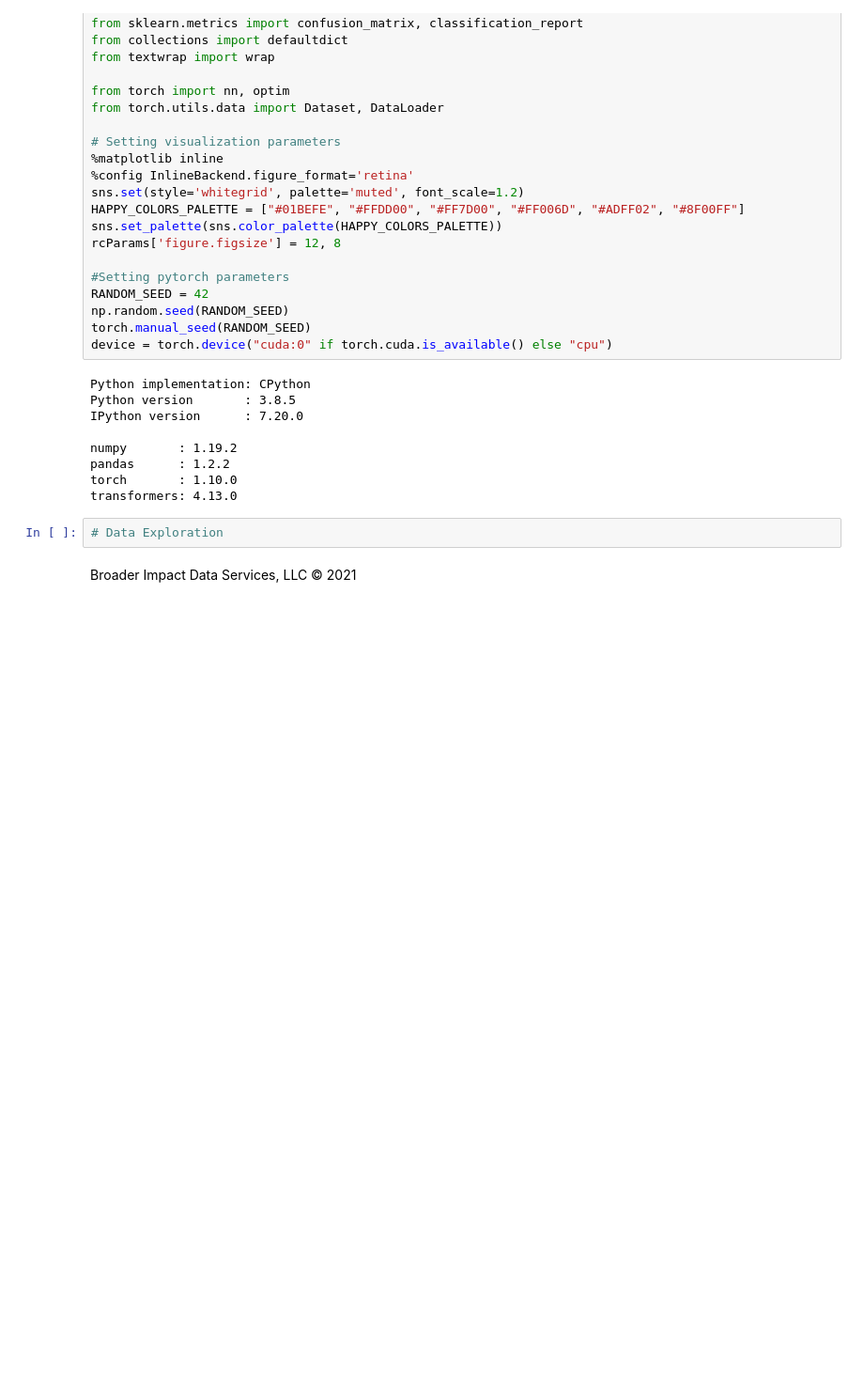
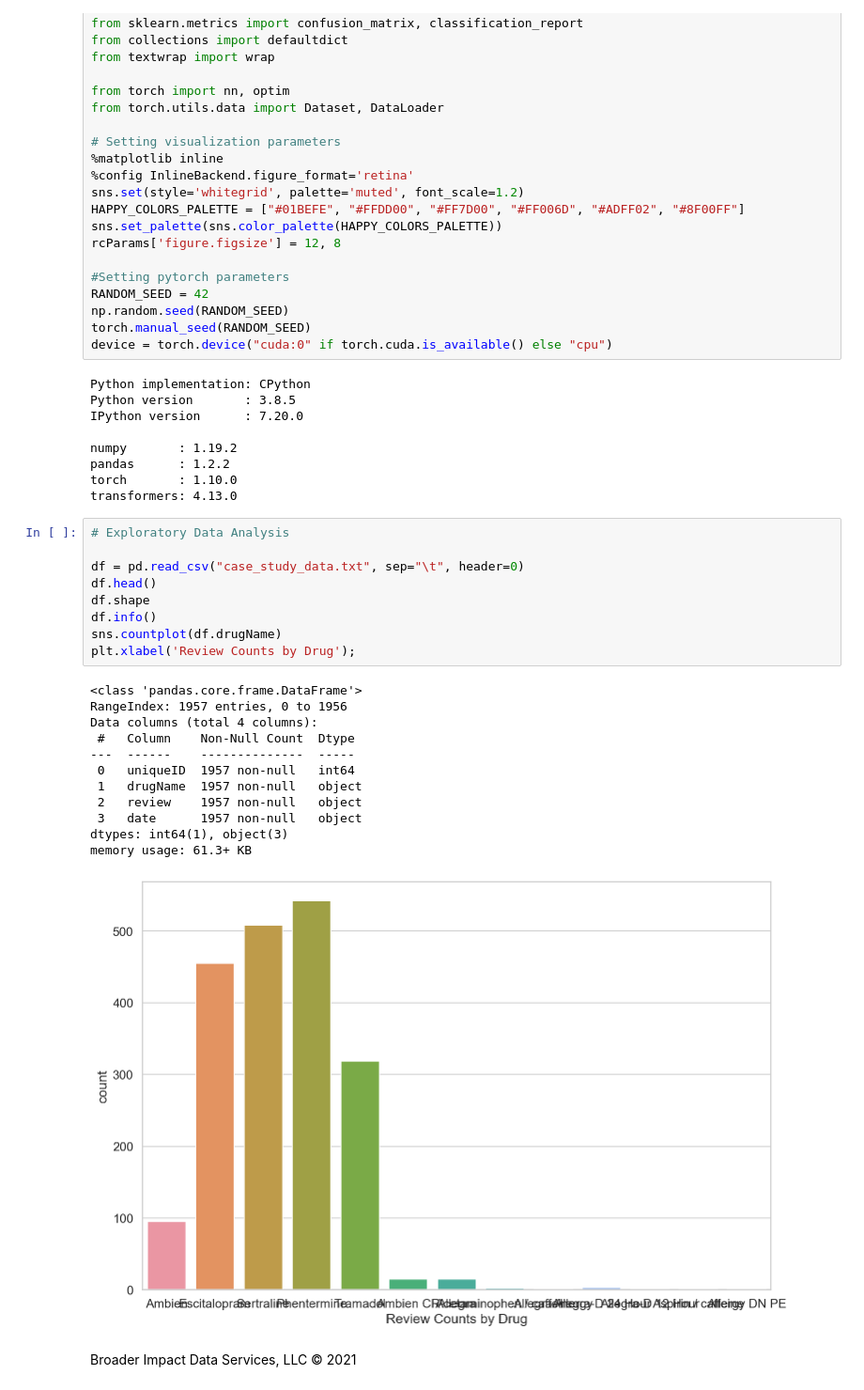
Before and after one commit to BroaderImpact/Technical, a Jupyter notebook: GSK/analysis.ipynb, the cells around one changed output. Shown at 94% size. Saved outputs shown, nothing was run; the diff lists cells and outputs as text; blank space fills up the shorter version.

```diff
--- a/GSK/analysis.ipynb
+++ b/GSK/analysis.ipynb
@@ -56,7 +56,27 @@ numpy       : 1.19.2
 pandas      : 1.2.2
 torch       : 1.10.0
 transformers: 4.13.0
-# %%
-# Data Exploration
+# %%
+# Exploratory Data Analysis
+
+df = pd.read_csv("case_study_data.txt", sep="\t", header=0)
+df.head()
+df.shape
+df.info()
+sns.countplot(df.drugName)
+plt.xlabel('Review Counts by Drug');
+# %% [output]
+<class 'pandas.core.frame.DataFrame'>
+RangeIndex: 1957 entries, 0 to 1956
+Data columns (total 4 columns):
+ #   Column    Non-Null Count  Dtype
+---  ------    --------------  -----
+ 0   uniqueID  1957 non-null   int64
+ 1   drugName  1957 non-null   object
+ 2   review    1957 non-null   object
+ 3   date      1957 non-null   object
+dtypes: int64(1), object(3)
+memory usage: 61.3+ KB
+[figure, added]
 # %% [markdown]
 Broader Impact Data Services, LLC &copy; 2021
```
Also changed, not shown: 1 other file.
